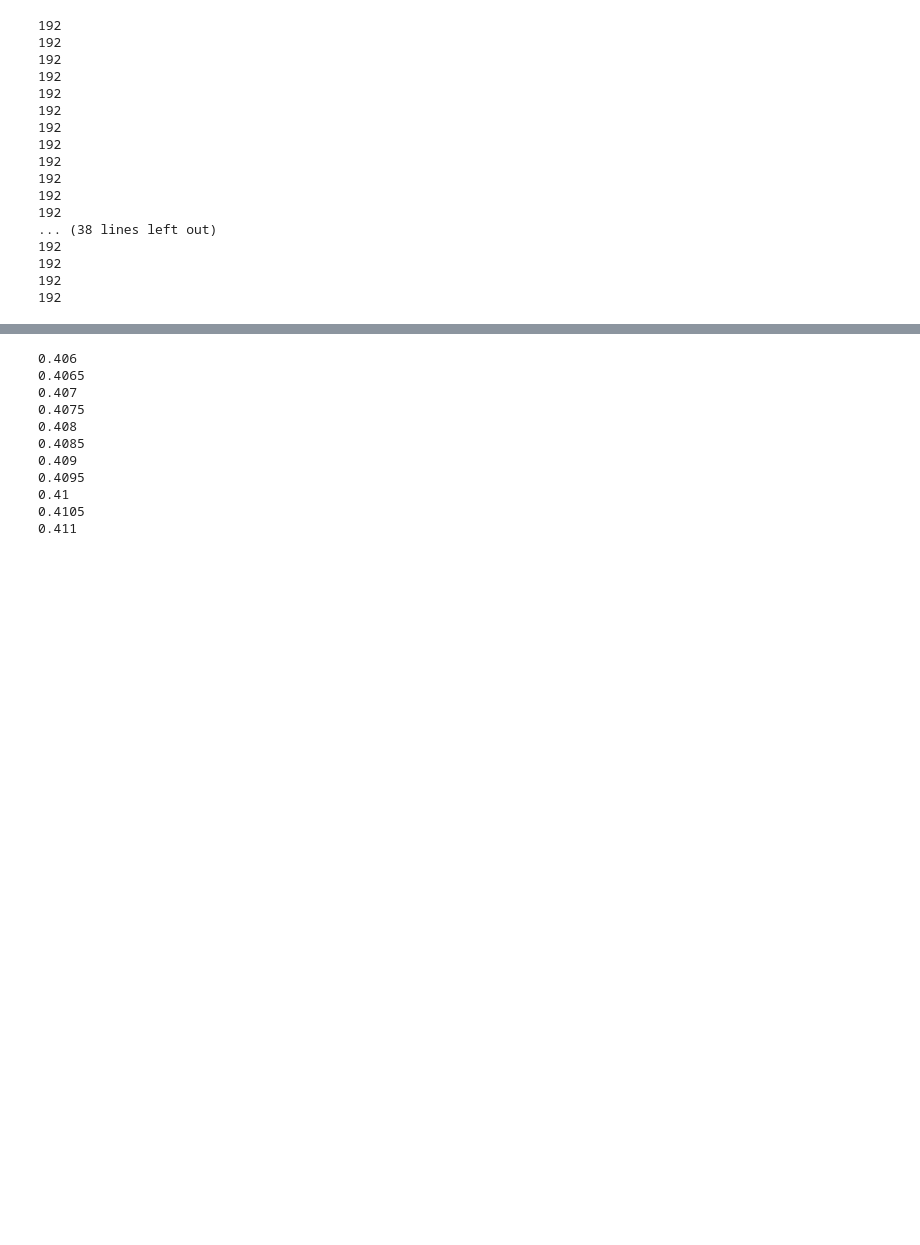
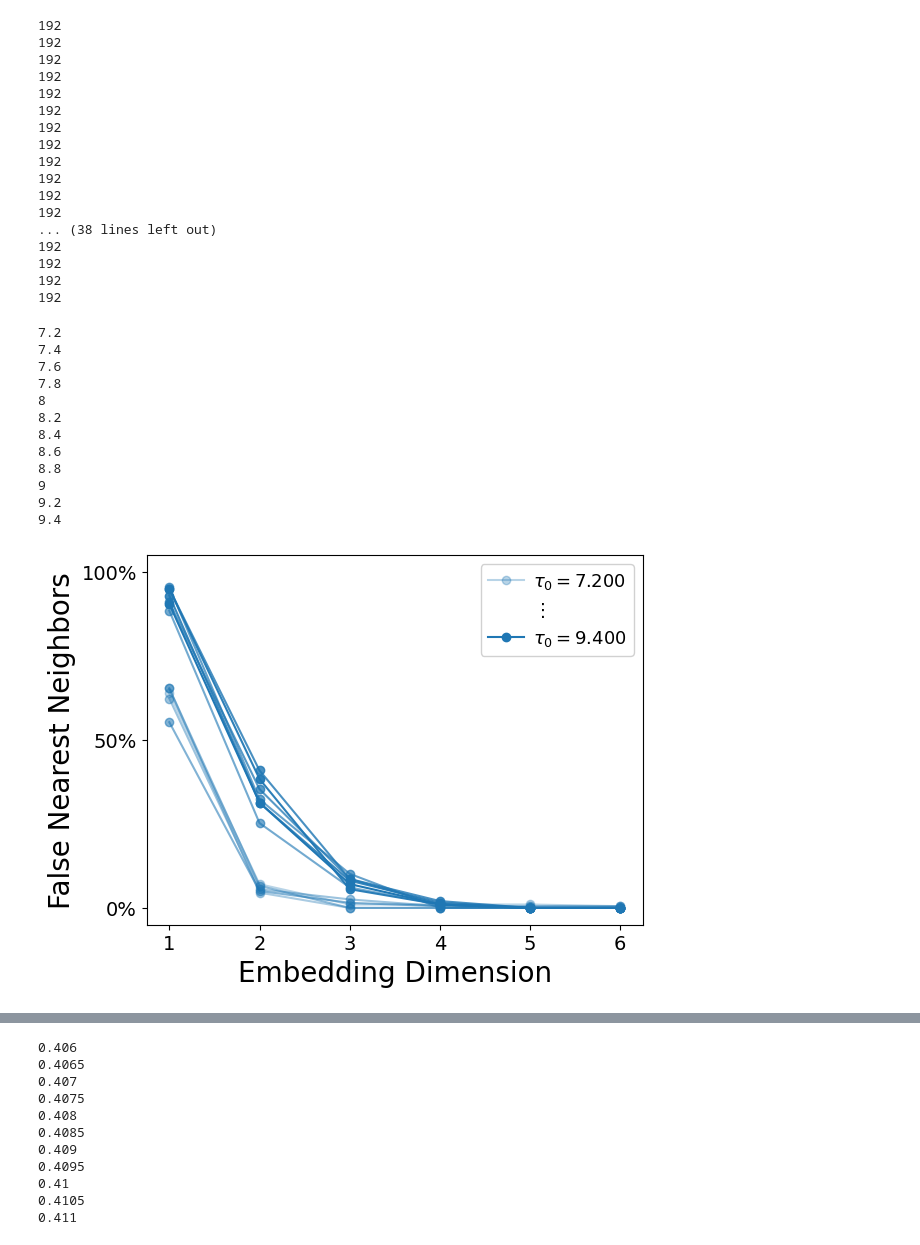
Before and after one commit to William-XiaodongAn/Quantifying-The-Complex-Spatiotemporal-Chaos-of-Cardiac-Fibrillation-in-Ionic-Models, a Jupyter notebook: analysis_ipynb_scripts/FNN.ipynb, the cells around one changed output, grey strips where cells are left out. Saved outputs shown, nothing was run; the diff lists cells and outputs as text; code cells hidden in the pictures; blank space fills up the shorter version.

```diff
--- a/analysis_ipynb_scripts/FNN.ipynb
+++ b/analysis_ipynb_scripts/FNN.ipynb
@@ -923,0 +928,58 @@ for repeat_index,repeat in enumerate(result_4_repeat_list):
+# %%
+result_4_tau_pw_list = [350]
+result_4_repeat_list = ['',' (1)',' (2)',' (3)',' (4)']
+result_4_tau_r_list = [7.2,7.4,7.6,7.8,8,8.2,8.4,8.6,8.8,9,9.2,9.4]
+with open('APDs_tau_0.pkl', 'rb') as f:
+    result_4_APD_list = pickle.load(f)
+y_lst = []
+for idx,taud in enumerate(result_4_tau_r_list):
+    print(taud)
+    APD = np.array(result_4_APD_list[0][idx][0][0][:200])
+    y_lst.append(get_m(APD,1,7))
+from matplotlib.colors import to_rgba
+import matplotlib.pyplot as plt
+from matplotlib.lines import Line2D
+#plt.figure(figsize=(10, 6.5))
+
+base_color = to_rgba('tab:blue')
+for idx, (x, y) in enumerate(y_lst, 1):
+    plt.plot(x, y, '-o', color=base_color[:3] + ((idx*0.5+2)/(len(y_lst)*0.5+2),),label=rf'$\tau_0 = {result_4_tau_r_list[idx-1]:.3f}$')  # alpha varies
+plt.xlabel('Embedding Dimension',fontsize=20)
+plt.ylabel('False Nearest Neighbors',fontsize=20)
+plt.ylim(-0.05,1.05)
+plt.xticks(fontsize=14)
+plt.yticks([0, 0.5, 1.0], fontsize=14)   # only 0, 50, 100
+plt.gca().yaxis.set_major_formatter(mtick.PercentFormatter(1.0))
+# --- NEW Legend Code ---
+# 1. Recreate the exact color of the darkest line (idx = len(y_lst))
+color_dark = base_color[:3] + ((len(y_lst)*0.5+2)/(len(y_lst)*0.5+2),)
+handle_dark = Line2D([0], [0], color=color_dark, marker='o', label=rf'$\tau_0 = {result_4_tau_r_list[-1]:.3f}$')
+
+# 2. Create a "dummy" handle for the vertical dots
+# Using \vdots in LaTeX math mode creates nice vertical dots for the middle
+handle_dots = Line2D([0], [0], linestyle='', marker='', label=r'$\vdots$')
+
+# 3. Recreate the exact color of the lightest line (idx = 1)
+color_light = base_color[:3] + ((1*0.5+2)/(len(y_lst)*0.5+2),)
+handle_light = Line2D([0], [0], color=color_light, marker='o', label=rf'$\tau_0 = {result_4_tau_r_list[0]:.3f}$')
+
+# 4. Add them to the plot in order (darkest -> dots -> lightest)
+plt.legend(handles=[handle_light, handle_dots, handle_dark],
+           fontsize=13, loc='upper right', framealpha=0.9,
+           handletextpad=0.5) # handletextpad pulls the dots closer to the center
+# -----------------------
+plt.savefig('FNN_APD_tau_0.png', bbox_inches='tight', dpi=300)
+# %% [output]
+7.2
+7.4
+7.6
+7.8
+8
+8.2
+8.4
+8.6
+8.8
+9
+9.2
+9.4
+[figure, added]
```
Also changed, not shown: parts of 5 cells of this notebook, 1 other file.
